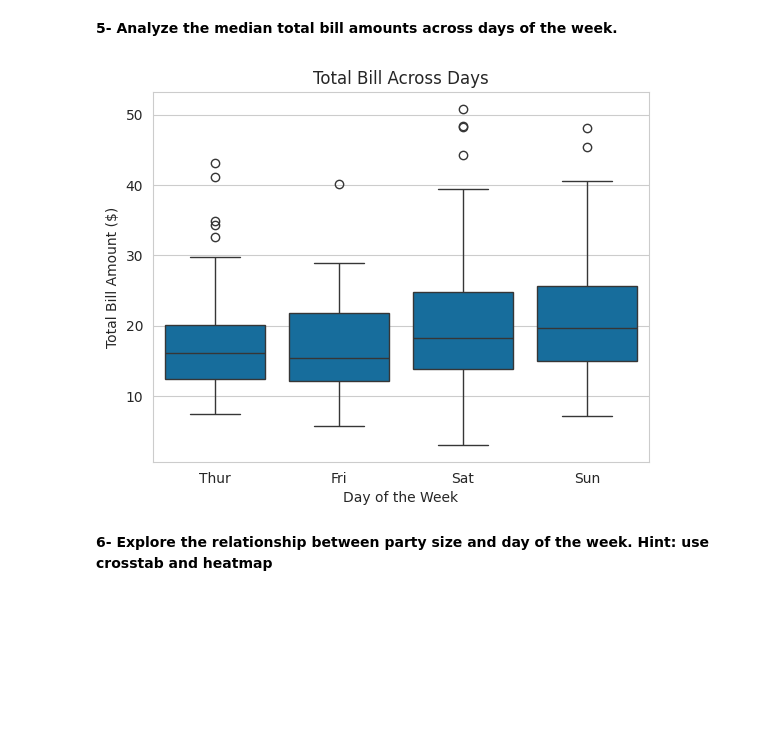
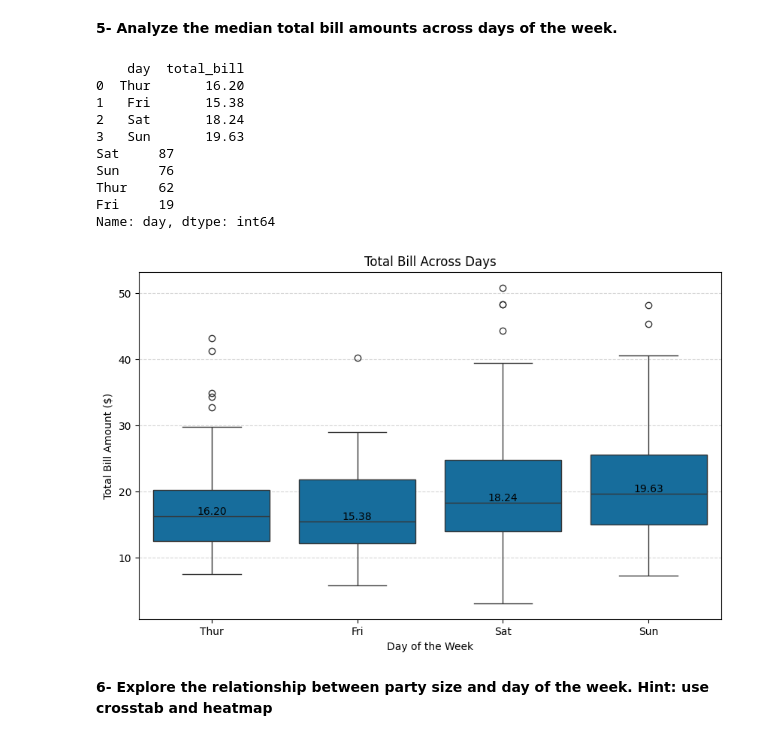
Before and after one commit to kyook17/BADM576, a Jupyter notebook: Team10_Homework_4.ipynb, the cells around one changed output. Saved outputs shown, nothing was run; the diff lists cells and outputs as text; code cells hidden in the pictures; blank space fills up the shorter version.

```diff
--- a/Team10_Homework_4.ipynb
+++ b/Team10_Homework_4.ipynb
@@ -152,13 +130,44 @@ plt.show()
 # %% [markdown]
 **5- Analyze the median total bill amounts across days of the week.**
-# %%
-sns.boxplot(x='day', y='total_bill', data=tips)
-plt.title('Total Bill Across Days')
-plt.xlabel('Day of the Week')
-plt.ylabel('Total Bill Amount ($)')
-plt.show()
-# %% [output]
-[figure, removed]
+# %%
+# Create the boxplot
+plt.figure(figsize=(10, 6))
+box_plot = sns.boxplot(x='day', y='total_bill', data=tips)
+
+# Calculate medians
+median_total_bills = tips.groupby('day')['total_bill'].median().reset_index()
+print(median_total_bills)
+
+# Add plot title, labels
+
+plt.title('Total Bill Across Days')
+plt.xlabel('Day of the Week')
+plt.ylabel('Total Bill Amount ($)')
+plt.grid(axis='y', linestyle='--', alpha=0.5)
+
+day_count = tips['day'].value_counts()
+print(day_count)
+
+days = ['Thur', 'Fri', 'Sat', 'Sun']
+for i, day in enumerate(days):
+    median_value = tips[tips['day'] == day]['total_bill'].median()
+    plt.text(i, median_value, f'{median_value:.2f}', ha='center', va='bottom', color='black')
+
+plt.savefig('/content/Q5.png', dpi=100)
+
+plt.show()
+# %% [output]
+    day  total_bill
+0  Thur       16.20
+1   Fri       15.38
+2   Sat       18.24
+3   Sun       19.63
+Sat     87
+Sun     76
+Thur    62
+Fri     19
+Name: day, dtype: int64
+[figure, added]
 # %% [markdown]
 **6- Explore the relationship between party size and day of the week. Hint: use crosstab and heatmap**
 # %%
```
Also changed, not shown: parts of 3 cells of this notebook.
